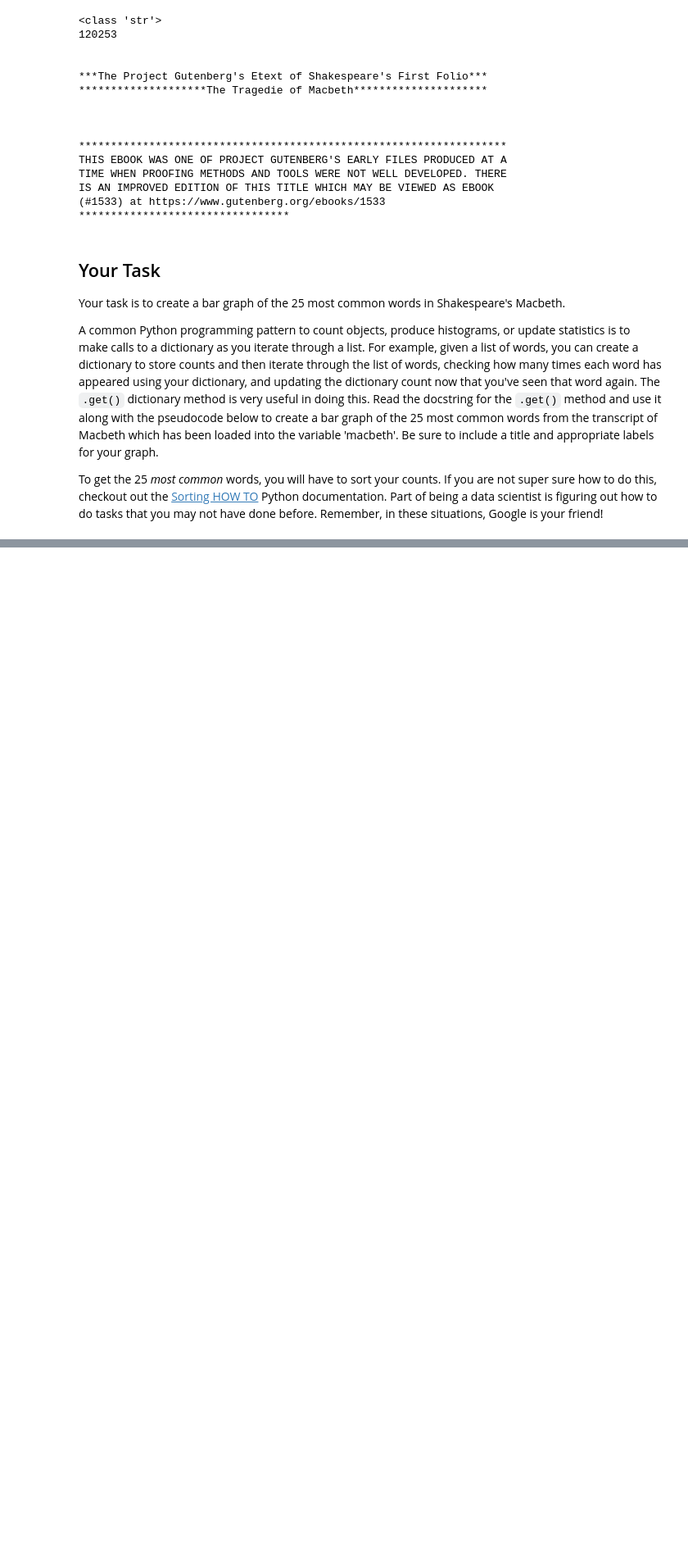
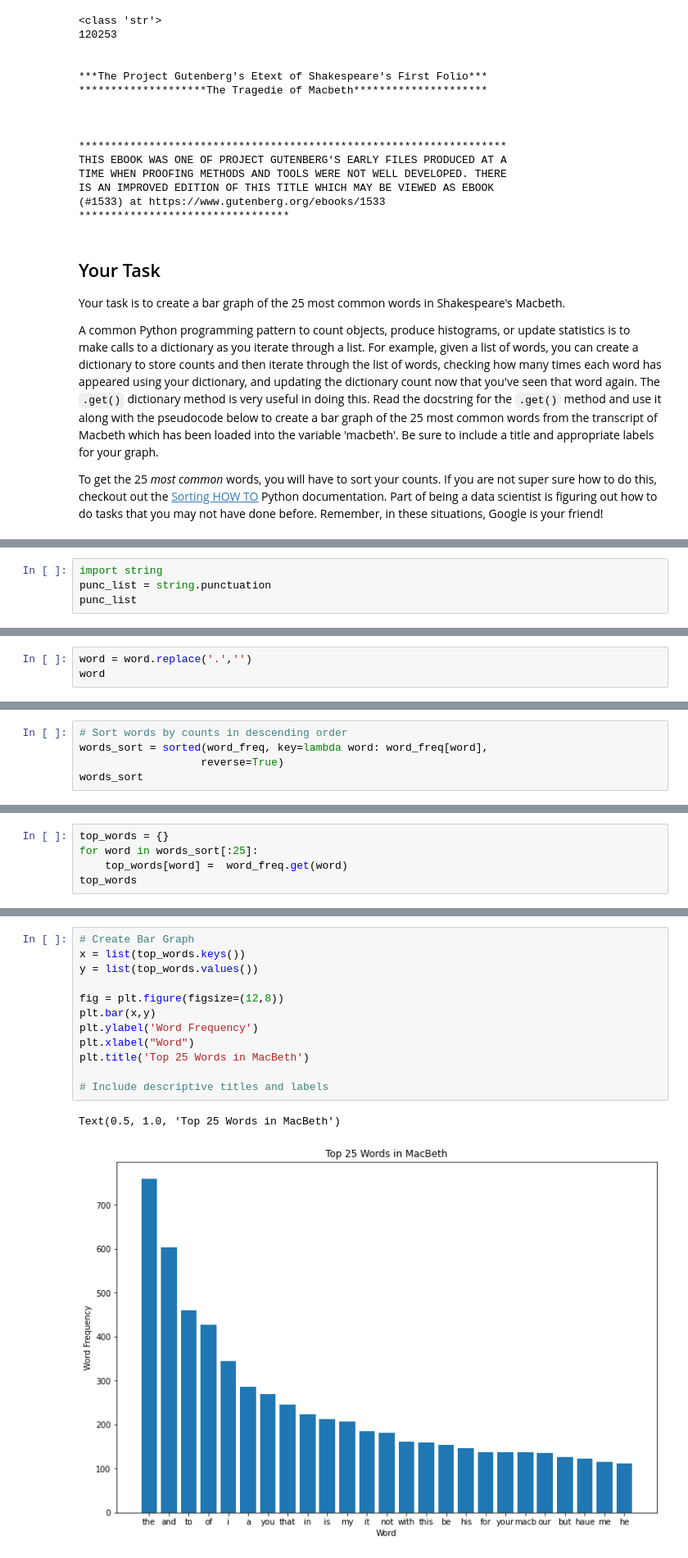
Before and after one commit to jirvingphd/fsds_070620_FT, a Jupyter notebook: Mod_1/sect_01/macbeth_SG.ipynb, the cells around one changed output, grey strips where cells are left out. Shown: that part at 82% size. Saved outputs shown, nothing was run; the diff lists cells and outputs as text; blank space fills up the shorter version.

```diff
--- a/Mod_1/sect_01/macbeth_SG.ipynb
+++ b/Mod_1/sect_01/macbeth_SG.ipynb
@@ -65,0 +66,4 @@ import matplotlib.pyplot as plt
+# %%
+import string
+punc_list = string.punctuation
+punc_list
@@ -65,0 +72,3 @@ import matplotlib.pyplot as plt
+# %%
+word = word.replace('.','')
+word
@@ -65,0 +144,5 @@ import matplotlib.pyplot as plt
+# %%
+# Sort words by counts in descending order
+words_sort = sorted(word_freq, key=lambda word: word_freq[word],
+                   reverse=True)
+words_sort
@@ -65,0 +167,5 @@ import matplotlib.pyplot as plt
+# %%
+top_words = {}
+for word in words_sort[:25]:
+    top_words[word] =  word_freq.get(word)
+top_words
@@ -66,3 +190,18 @@ import matplotlib.pyplot as plt
+# %%
+# Create Bar Graph
+x = list(top_words.keys())
+y = list(top_words.values())
+
+fig = plt.figure(figsize=(12,8))
+plt.bar(x,y)
+plt.ylabel('Word Frequency')
+plt.xlabel("Word")
+plt.title('Top 25 Words in MacBeth')
+
+# Include descriptive titles and labels
+# %% [output]
+Text(0.5, 1.0, 'Top 25 Words in MacBeth')
+[figure, added]
 # %% [markdown]
 ## Level Up (Optional)
 This project should take you about an hour and a half to complete. If you're done much more quickly than that and are not behind in the course, feel free to deepen your knowledge by completing any or all of the following tasks until you run out of time:
```
Also changed, not shown: parts of 10 cells of this notebook, 1 other file.
